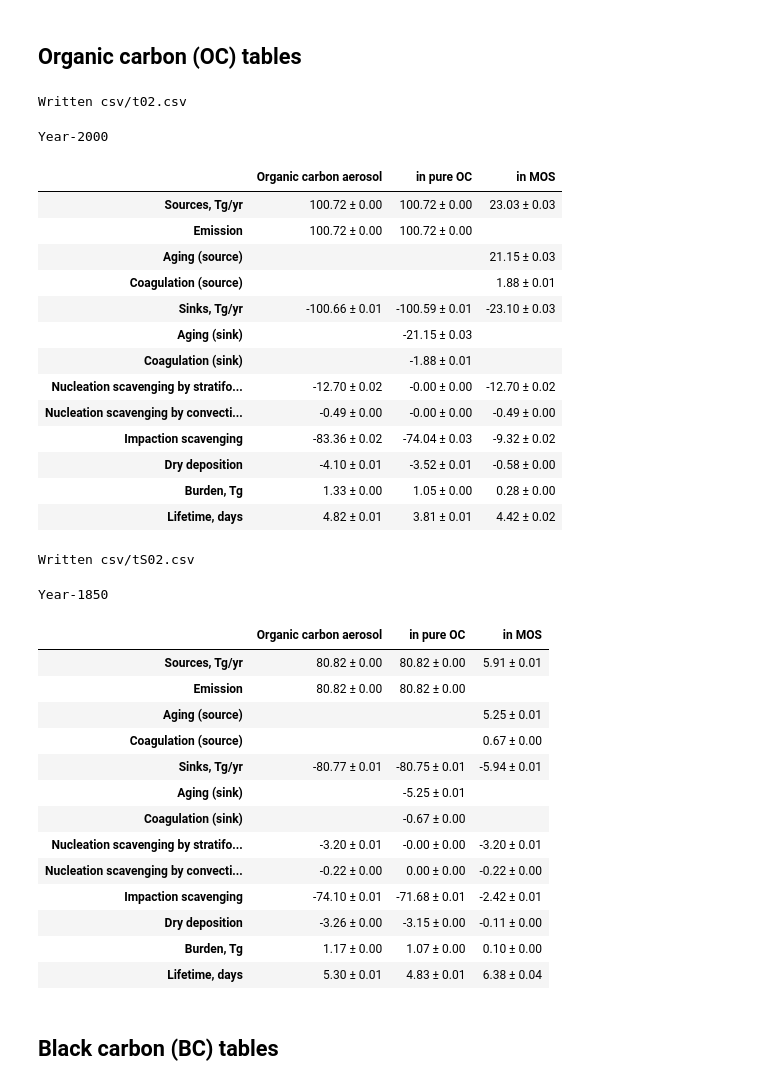
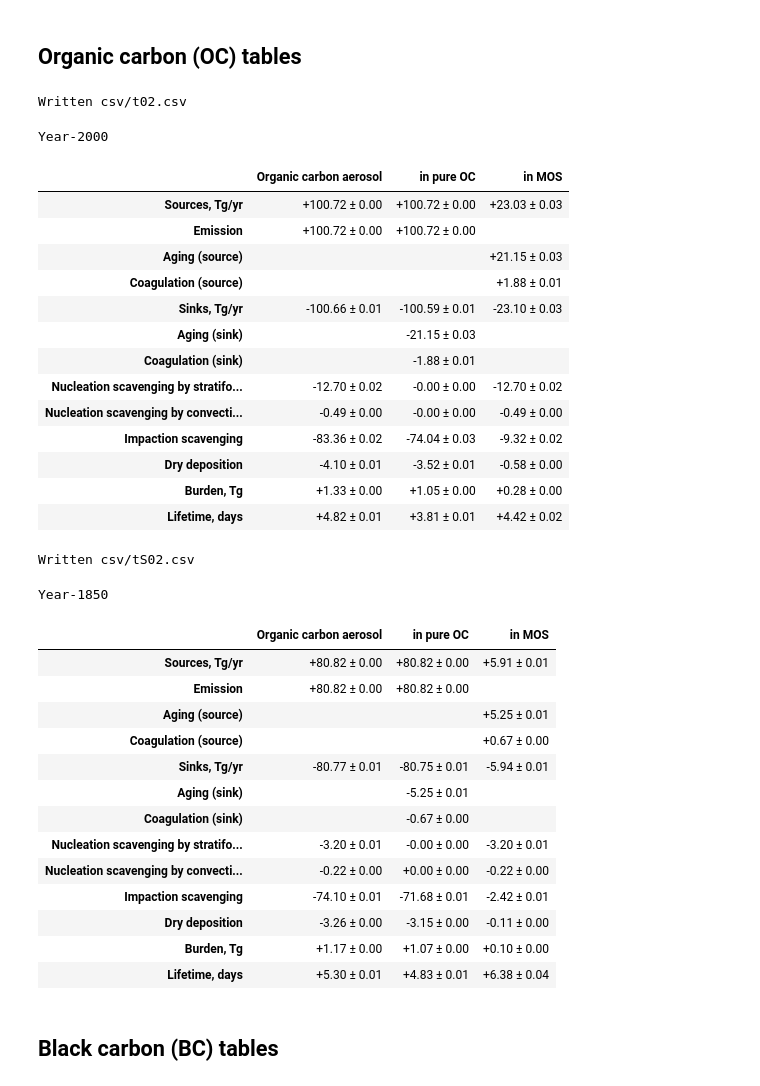
Before and after one commit to grandey/p17c-marc-comparison, a Jupyter notebook: analysis_draft2017b/budget_tables_draft2017b.ipynb, the cells around one changed output. Drawn from its saved outputs; the diff is of its cells as text; code cells hidden in the pictures.

```diff
--- a/analysis_draft2017b/budget_tables_draft2017b.ipynb
+++ b/analysis_draft2017b/budget_tables_draft2017b.ipynb
@@ -337,12 +339,13 @@ oc_error_2000_df = error_2000_df[oc_cols]
 oc_mean_2000_df = oc_mean_2000_df.dropna(how='all')
 oc_error_2000_df = oc_error_2000_df.dropna(how='all')
 # Convert values to strings
-oc_mean_2000_df = oc_mean_2000_df.applymap(lambda x: '%.2f' % x)
+oc_mean_2000_df = oc_mean_2000_df.applymap(lambda x: '%+.2f' % x)
 oc_error_2000_df = oc_error_2000_df.applymap(lambda x: '%.2f' % x)
 # Combine mean and standard error strings
 oc_2000_df = oc_mean_2000_df + ' ± ' + oc_error_2000_df
 # Replace 'nan ± nan' with ''
 oc_2000_df = oc_2000_df.replace('nan ± nan', '')
+oc_2000_df = oc_2000_df.replace('+nan ± nan', '')
 # Rename columns
 oc_2000_df = oc_2000_df.rename(index=str, columns={'tOC': 'Organic carbon aerosol',
                                                    'OC': 'in pure OC',
@@ -357,10 +360,10 @@ oc_2000_df.style.set_caption('Year-2000')
 Written csv/t02.csv
 Year-2000
 |  | Organic carbon aerosol | in pure OC | in MOS |
-| Sources, Tg/yr | 100.72 ± 0.00 | 100.72 ± 0.00 | 23.03 ± 0.03 |
-| Emission | 100.72 ± 0.00 | 100.72 ± 0.00 |  |
-| Aging (source) |  |  | 21.15 ± 0.03 |
-| Coagulation (source) |  |  | 1.88 ± 0.01 |
+| Sources, Tg/yr | +100.72 ± 0.00 | +100.72 ± 0.00 | +23.03 ± 0.03 |
+| Emission | +100.72 ± 0.00 | +100.72 ± 0.00 |  |
+| Aging (source) |  |  | +21.15 ± 0.03 |
+| Coagulation (source) |  |  | +1.88 ± 0.01 |
 | Sinks, Tg/yr | -100.66 ± 0.01 | -100.59 ± 0.01 | -23.10 ± 0.03 |
 | Aging (sink) |  | -21.15 ± 0.03 |  |
 | Coagulation (sink) |  | -1.88 ± 0.01 |  |
@@ -368,52 +371,53 @@ Year-2000
 | Nucleation scavenging by convecti... | -0.49 ± 0.00 | -0.00 ± 0.00 | -0.49 ± 0.00 |
 | Impaction scavenging | -83.36 ± 0.02 | -74.04 ± 0.03 | -9.32 ± 0.02 |
 | Dry deposition | -4.10 ± 0.01 | -3.52 ± 0.01 | -0.58 ± 0.00 |
-| Burden, Tg | 1.33 ± 0.00 | 1.05 ± 0.00 | 0.28 ± 0.00 |
-| Lifetime, days | 4.82 ± 0.01 | 3.81 ± 0.01 | 4.42 ± 0.02 |
+| Burden, Tg | +1.33 ± 0.00 | +1.05 ± 0.00 | +0.28 ± 0.00 |
+| Lifetime, days | +4.82 ± 0.01 | +3.81 ± 0.01 | +4.42 ± 0.02 |
 # %%
 # Year-1850
 # OC columns
 oc_cols = ['tOC', 'OC', 'OIM',]
 # Extract OC data
 oc_mean_1850_df = mean_1850_df[oc_cols]
 oc_error_1850_df = error_1850_df[oc_cols]
 # Drop rows with no data
 oc_mean_1850_df = oc_mean_1850_df.dropna(how='all')
 oc_error_1850_df = oc_error_1850_df.dropna(how='all')
 # Convert values to strings
-oc_mean_1850_df = oc_mean_1850_df.applymap(lambda x: '%.2f' % x)
+oc_mean_1850_df = oc_mean_1850_df.applymap(lambda x: '%+.2f' % x)
 oc_error_1850_df = oc_error_1850_df.applymap(lambda x: '%.2f' % x)
 # Combine mean and standard error strings
 oc_1850_df = oc_mean_1850_df + ' ± ' + oc_error_1850_df
 # Replace 'nan ± nan' with ''
 oc_1850_df = oc_1850_df.replace('nan ± nan', '')
+oc_1850_df = oc_1850_df.replace('+nan ± nan', '')
 # Rename columns
 oc_1850_df = oc_1850_df.rename(index=str, columns={'tOC': 'Organic carbon aerosol',
                                                    'OC': 'in pure OC',
                                                    'OIM': 'in MOS'})
 # Save to CSV
 out_filename = 'csv/tS02.csv'
 oc_1850_df.to_csv(out_filename)
 print('Written {}'.format(out_filename))
 # Display
 oc_1850_df.style.set_caption('Year-1850')
 # %% [output]
 Written csv/tS02.csv
 Year-1850
 |  | Organic carbon aerosol | in pure OC | in MOS |
-| Sources, Tg/yr | 80.82 ± 0.00 | 80.82 ± 0.00 | 5.91 ± 0.01 |
-| Emission | 80.82 ± 0.00 | 80.82 ± 0.00 |  |
-| Aging (source) |  |  | 5.25 ± 0.01 |
-| Coagulation (source) |  |  | 0.67 ± 0.00 |
+| Sources, Tg/yr | +80.82 ± 0.00 | +80.82 ± 0.00 | +5.91 ± 0.01 |
+| Emission | +80.82 ± 0.00 | +80.82 ± 0.00 |  |
+| Aging (source) |  |  | +5.25 ± 0.01 |
+| Coagulation (source) |  |  | +0.67 ± 0.00 |
 | Sinks, Tg/yr | -80.77 ± 0.01 | -80.75 ± 0.01 | -5.94 ± 0.01 |
 | Aging (sink) |  | -5.25 ± 0.01 |  |
 | Coagulation (sink) |  | -0.67 ± 0.00 |  |
 | Nucleation scavenging by stratifo... | -3.20 ± 0.01 | -0.00 ± 0.00 | -3.20 ± 0.01 |
-| Nucleation scavenging by convecti... | -0.22 ± 0.00 | 0.00 ± 0.00 | -0.22 ± 0.00 |
+| Nucleation scavenging by convecti... | -0.22 ± 0.00 | +0.00 ± 0.00 | -0.22 ± 0.00 |
 | Impaction scavenging | -74.10 ± 0.01 | -71.68 ± 0.01 | -2.42 ± 0.01 |
 | Dry deposition | -3.26 ± 0.00 | -3.15 ± 0.00 | -0.11 ± 0.00 |
-| Burden, Tg | 1.17 ± 0.00 | 1.07 ± 0.00 | 0.10 ± 0.00 |
-| Lifetime, days | 5.30 ± 0.01 | 4.83 ± 0.01 | 6.38 ± 0.04 |
+| Burden, Tg | +1.17 ± 0.00 | +1.07 ± 0.00 | +0.10 ± 0.00 |
+| Lifetime, days | +5.30 ± 0.01 | +4.83 ± 0.01 | +6.38 ± 0.04 |
 # %% [markdown]
 ## Black carbon (BC) tables
 # %%
```
Also changed, not shown: parts of 9 cells of this notebook, 8 other files.
